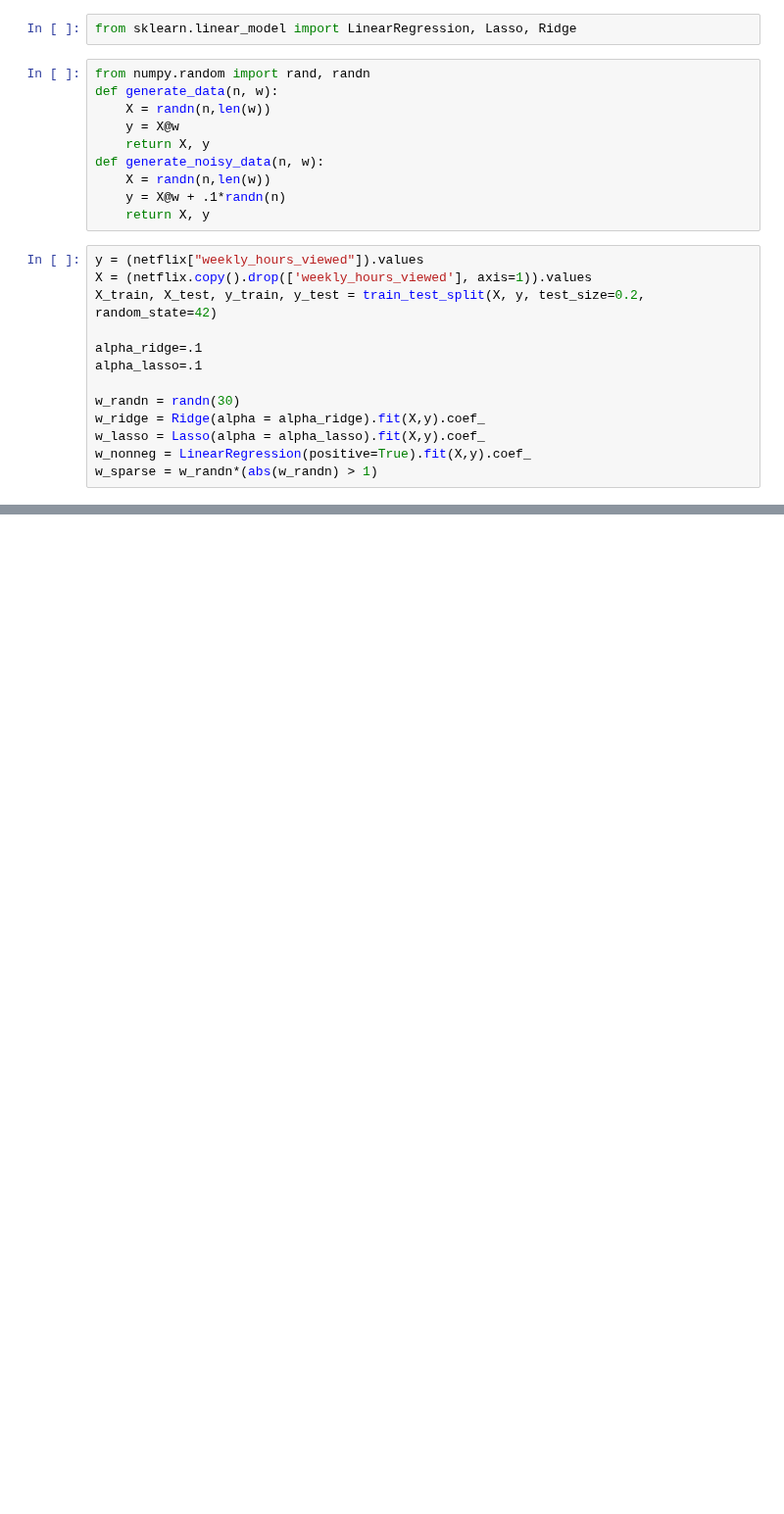
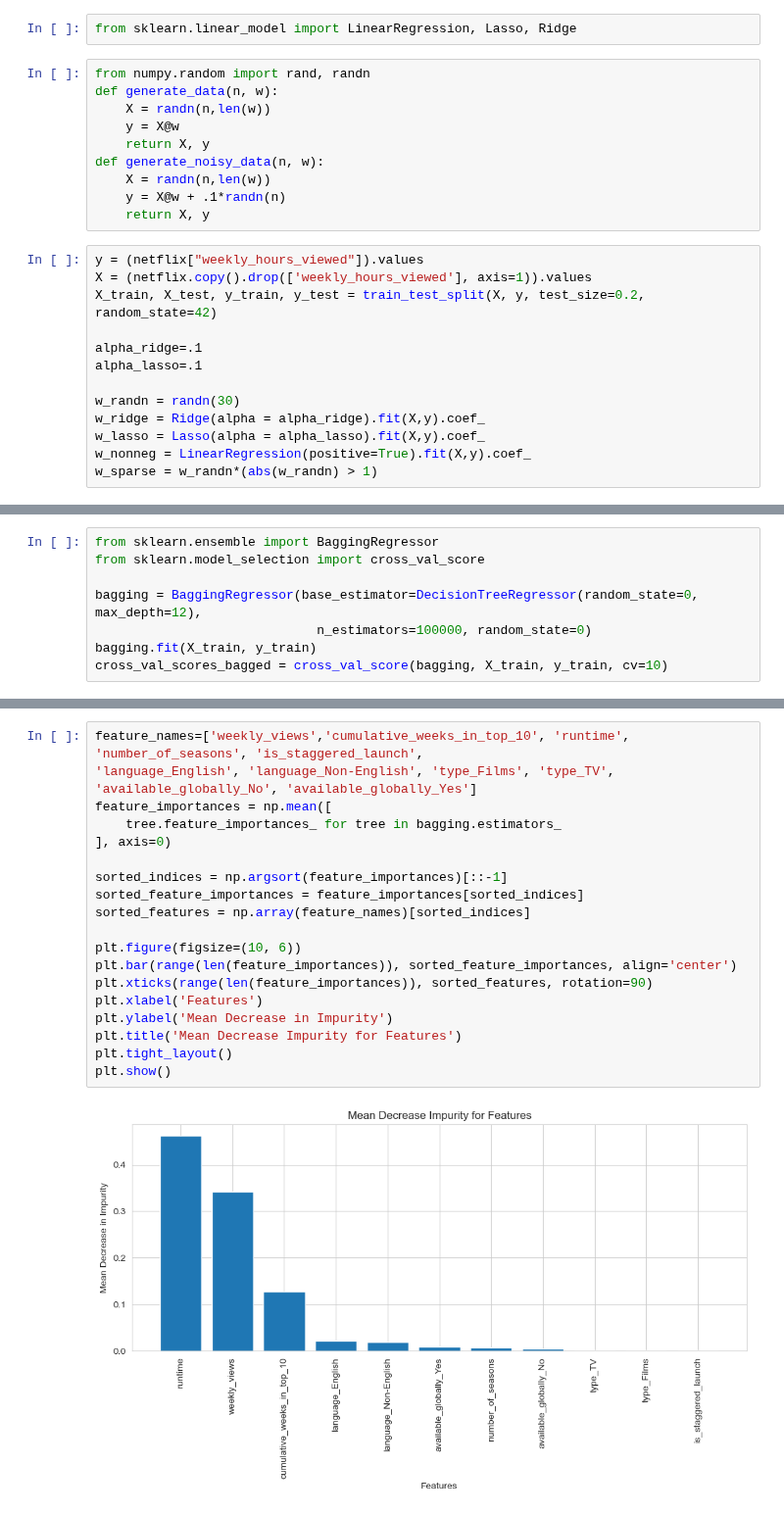
Before and after one commit to adelaidad/ORIE4741FinalProject, a Jupyter notebook: netflix_predictor.ipynb, the cells around one changed output, grey strips where cells are left out. Shown at 98% size. Saved outputs shown, nothing was run; the diff lists cells and outputs as text; blank space fills up the shorter version.

```diff
--- a/netflix_predictor.ipynb
+++ b/netflix_predictor.ipynb
@@ -587,0 +632,8 @@ plt.legend()
+# %%
+from sklearn.ensemble import BaggingRegressor
+from sklearn.model_selection import cross_val_score
+
+bagging = BaggingRegressor(base_estimator=DecisionTreeRegressor(random_state=0, max_depth=12),
+                             n_estimators=100000, random_state=0)
+bagging.fit(X_train, y_train)
+cross_val_scores_bagged = cross_val_score(bagging, X_train, y_train, cv=10)
@@ -587,0 +654,21 @@ plt.legend()
+# %%
+feature_names=['weekly_views','cumulative_weeks_in_top_10', 'runtime', 'number_of_seasons', 'is_staggered_launch',
+'language_English', 'language_Non-English', 'type_Films', 'type_TV', 'available_globally_No', 'available_globally_Yes']
+feature_importances = np.mean([
+    tree.feature_importances_ for tree in bagging.estimators_
+], axis=0)
+
+sorted_indices = np.argsort(feature_importances)[::-1]
+sorted_feature_importances = feature_importances[sorted_indices]
+sorted_features = np.array(feature_names)[sorted_indices]
+
+plt.figure(figsize=(10, 6))
+plt.bar(range(len(feature_importances)), sorted_feature_importances, align='center')
+plt.xticks(range(len(feature_importances)), sorted_features, rotation=90)
+plt.xlabel('Features')
+plt.ylabel('Mean Decrease in Impurity')
+plt.title('Mean Decrease Impurity for Features')
+plt.tight_layout()
+plt.show()
+# %% [output]
+[figure, added]
```
Also changed, not shown: parts of 21 cells of this notebook.
